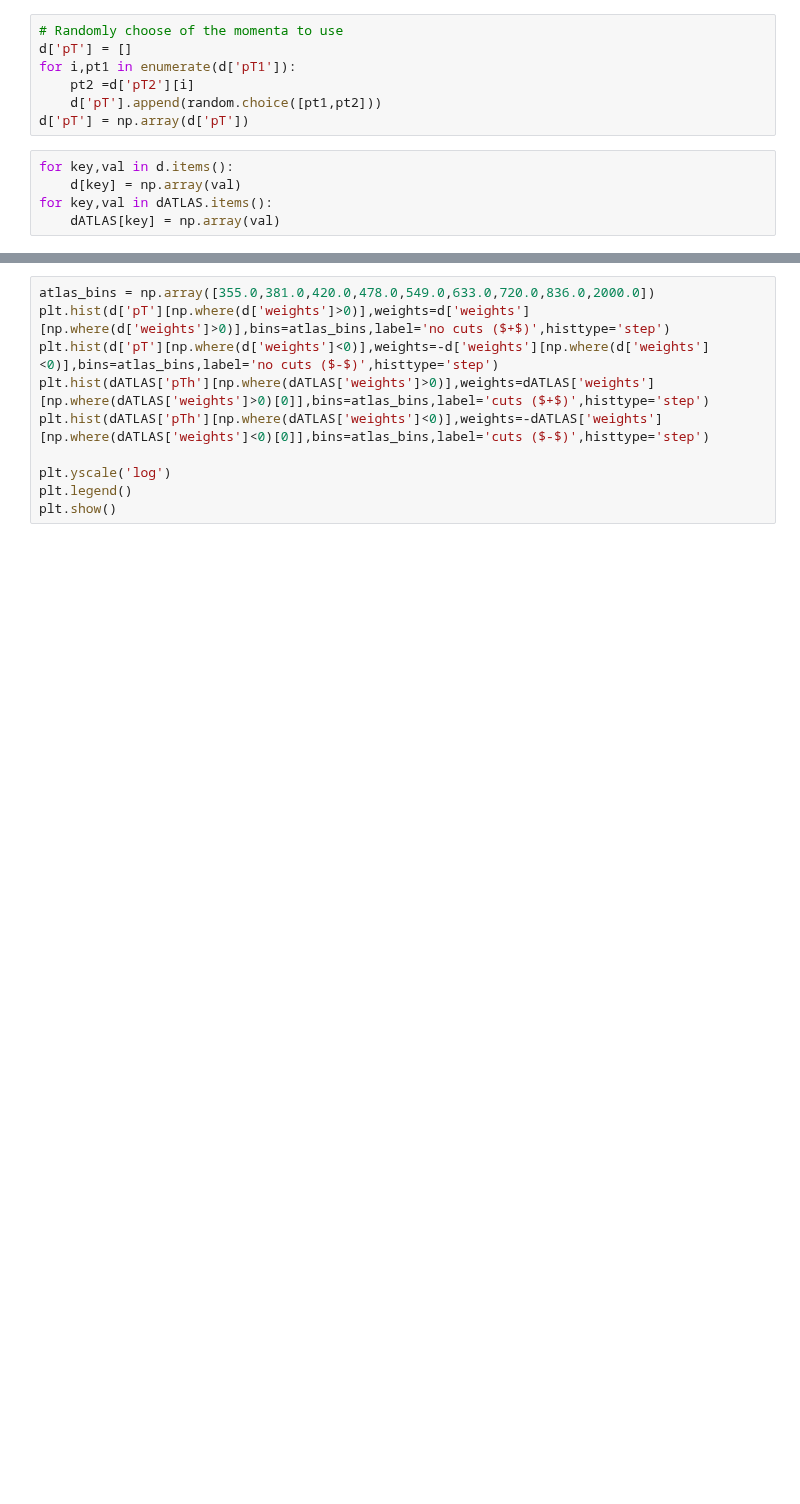
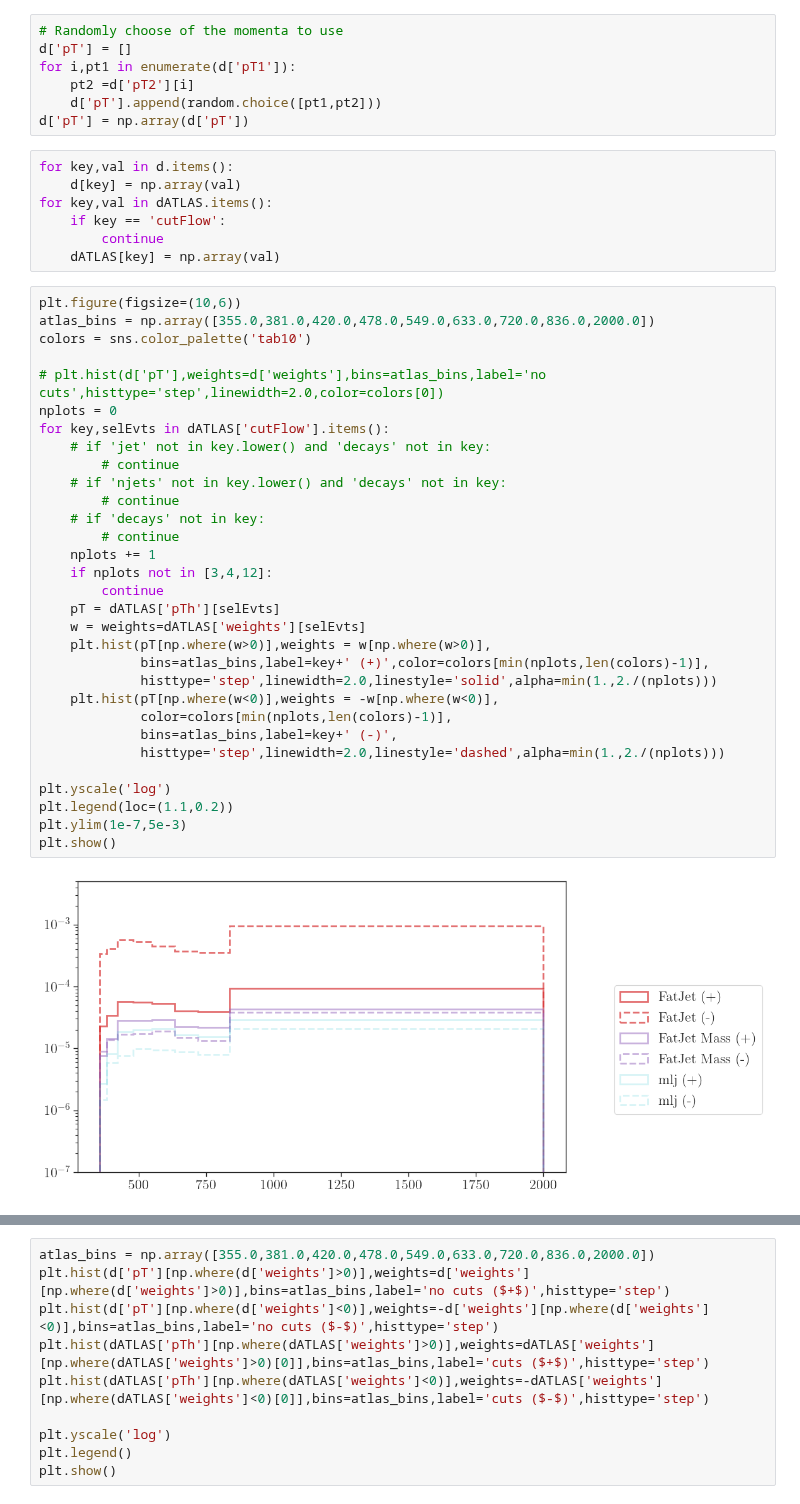
Before and after one commit to andlessa/SMStoEFT, a Jupyter notebook: notebooks/distributions/plots-dists-light copy 2.ipynb, the cells around one changed output, grey strips where cells are left out. Saved outputs shown, nothing was run; the diff lists cells and outputs as text; blank space fills up the shorter version.

```diff
--- a/notebooks/distributions/plots-dists-light copy 2.ipynb
+++ b/notebooks/distributions/plots-dists-light copy 2.ipynb
@@ -116,4 +62,39 @@ d['pT'] = np.array(d['pT'])
 for key,val in d.items():
     d[key] = np.array(val)
 for key,val in dATLAS.items():
+    if key == 'cutFlow':
+        continue
     dATLAS[key] = np.array(val)
+# %%
+plt.figure(figsize=(10,6))
+atlas_bins = np.array([355.0,381.0,420.0,478.0,549.0,633.0,720.0,836.0,2000.0])
+colors = sns.color_palette('tab10')
+
+# plt.hist(d['pT'],weights=d['weights'],bins=atlas_bins,label='no cuts',histtype='step',linewidth=2.0,color=colors[0])
+nplots = 0
+for key,selEvts in dATLAS['cutFlow'].items():
+    # if 'jet' not in key.lower() and 'decays' not in key:
+        # continue
+    # if 'njets' not in key.lower() and 'decays' not in key:
+        # continue
+    # if 'decays' not in key:
+        # continue
+    nplots += 1
+    if nplots not in [3,4,12]:
+        continue
+    pT = dATLAS['pTh'][selEvts]
+    w = weights=dATLAS['weights'][selEvts]
+    plt.hist(pT[np.where(w>0)],weights = w[np.where(w>0)],
+             bins=atlas_bins,label=key+' (+)',color=colors[min(nplots,len(colors)-1)],
+             histtype='step',linewidth=2.0,linestyle='solid',alpha=min(1.,2./(nplots)))
+    plt.hist(pT[np.where(w<0)],weights = -w[np.where(w<0)],
+             color=colors[min(nplots,len(colors)-1)],
+             bins=atlas_bins,label=key+' (-)',
+             histtype='step',linewidth=2.0,linestyle='dashed',alpha=min(1.,2./(nplots)))
+
+plt.yscale('log')
+plt.legend(loc=(1.1,0.2))
+plt.ylim(1e-7,5e-3)
+plt.show()
+# %% [output]
+[figure, added]
```
Also changed, not shown: parts of 8 cells of this notebook, 3 other files.
